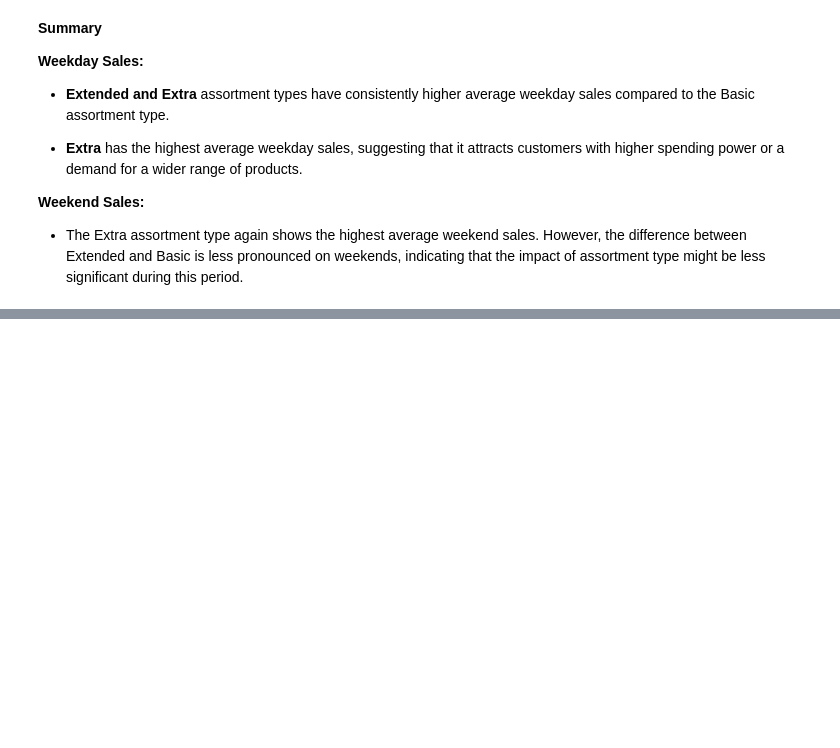
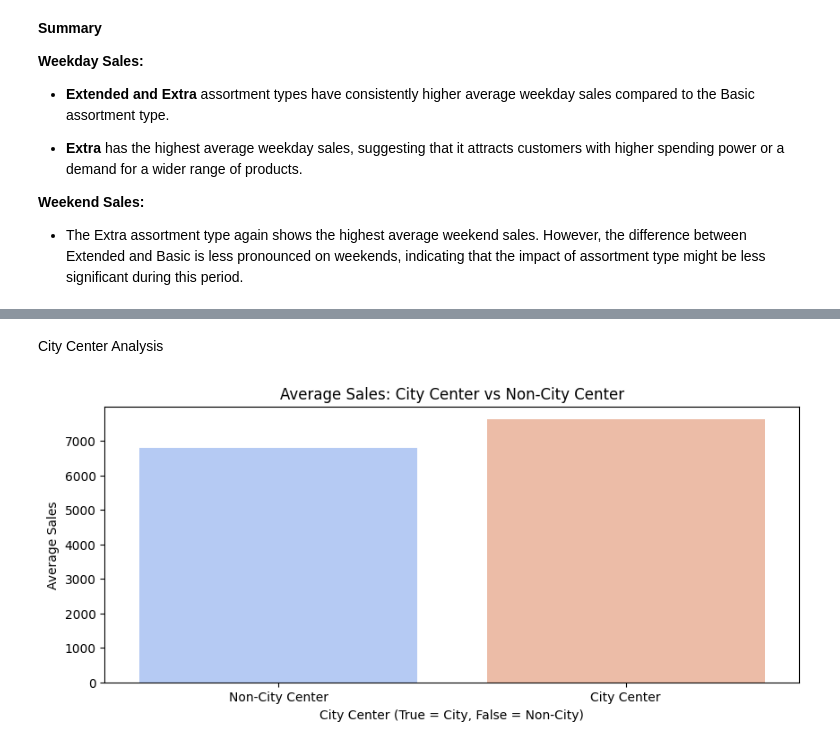
Before and after one commit to epythonlab/rossmann-pharma-sales-prediction, a Jupyter notebook: notebooks/exploratory_analysis.ipynb, the cells around one changed output, grey strips where cells are left out. Drawn from its saved outputs; the diff is of its cells as text; code cells hidden in the pictures; blank space fills up the shorter version.

```diff
--- a/notebooks/exploratory_analysis.ipynb
+++ b/notebooks/exploratory_analysis.ipynb
@@ -608,0 +587,19 @@ Passing `palette` without assigning `hue` is deprecated and will be removed in v
+# %% [markdown]
+City Center Analysis
+# %%
+# Create a flag for city center stores (CompetitionDistance < 500 meters)
+df.loc[:,'CityCenter'] = df['CompetitionDistance'] < 500
+
+# Compare sales for stores in city centers vs non-city centers
+city_vs_non_city = df.groupby('CityCenter')['Sales'].mean().reset_index()
+
+# Bar plot: Average Sales in City Center vs Non-City Center
+plt.figure(figsize=(10,4))
+sns.barplot(x='CityCenter', y='Sales', hue='CityCenter', legend=False, data=city_vs_non_city, palette='coolwarm')
+plt.title('Average Sales: City Center vs Non-City Center')
+plt.xlabel('City Center (True = City, False = Non-City)')
+plt.ylabel('Average Sales')
+plt.xticks([0, 1], ['Non-City Center', 'City Center'])
+plt.show()
+# %% [output]
+[figure, added]
```
Also changed, not shown: parts of 10 cells of this notebook.
